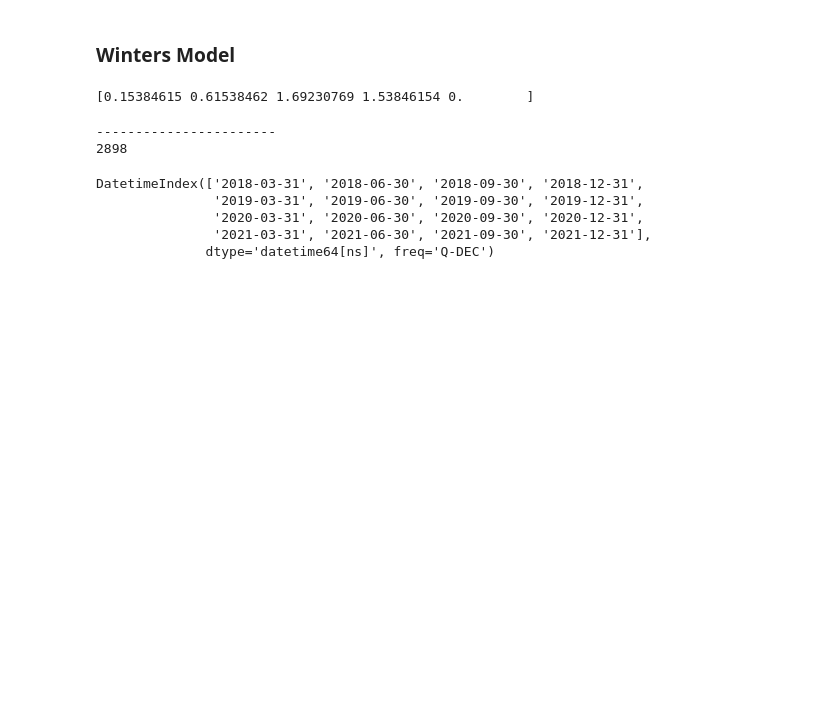
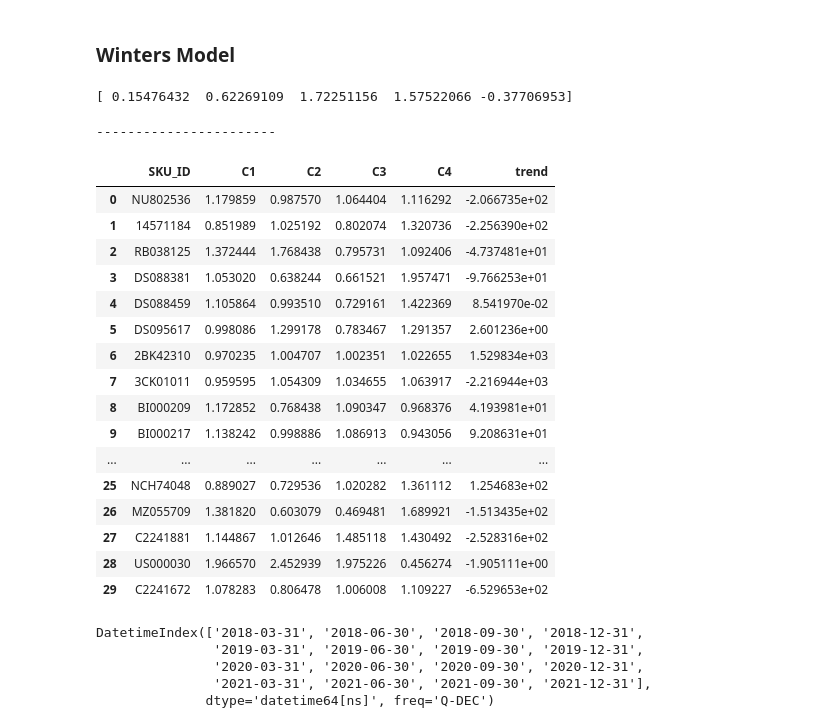
Before and after one commit to omeryefet/SLE, a Jupyter notebook: main.ipynb, the cells around one changed output. Drawn from its saved outputs; the diff is of its cells as text; code cells hidden in the pictures; blank space fills up the shorter version.

```diff
--- a/main.ipynb
+++ b/main.ipynb
@@ -106,66 +106,83 @@ warnings.filterwarnings("ignore")
 # %%
 def seasonality (demand_series,seasonal_periods):
     fit = ExponentialSmoothing(demand_series,seasonal_periods=seasonal_periods,trend="add",seasonal="mul",use_boxcox=True,initialization_method="estimated").fit()
-    # fit = ExponentialSmoothing(demand_series,seasonal_periods=4,trend="add",seasonal="mul",damped_trend=True,use_boxcox=True,initialization_method="estimated").fit()
+    # fit = ExponentialSmoothing(demand_series,seasonal_periods=4,trend="add",seasonal="mul",damped_trend=True,use_boxcox=True,initialization_method="estimated").fit(smoothing_level=0.5, smoothing_trend=0.5, smoothing_seasonal=0.5)
     results = pd.DataFrame(index=[r"$\alpha$", r"$\beta$", r"$\phi$", r"$\gamma$", r"$l_0$", "$b_0$", "SSE"])
     params = ["smoothing_level","smoothing_trend","damping_trend","smoothing_seasonal","initial_level","initial_trend"]
     results["Multiplica Dam"] = [fit.params[p] for p in params] + [fit.sse]
     # print(results)
     fit = ExponentialSmoothing(demand_series,seasonal_periods=seasonal_periods,trend="add",seasonal="mul",initialization_method="estimated").fit()
-    # fit = ExponentialSmoothing(demand_series,seasonal_periods=4,trend="add",seasonal="mul",damped_trend=True,initialization_method="estimated").fit()
+    # fit = ExponentialSmoothing(demand_series,seasonal_periods=4,trend="add",seasonal="mul",damped_trend=True,initialization_method="estimated").fit(smoothing_level=0.5, smoothing_trend=0.5, smoothing_seasonal=0.5)
     df = pd.DataFrame(np.c_[aust, fit.level, fit.trend, fit.season, fit.fittedvalues], columns=['Y_t', 'L_t', 'B_t', 'S_t', 'Y_t_hat'],index=aust.index)
     # df.append(fit.forecast(8).rename(r"$/hat{y}_t$").to_frame(), sort=True)
     # a = pd.concat(df,df, ignore_index=True)
     return pd.concat([df['S_t'].iloc[:seasonal_periods],df['B_t'].iloc[:1]]).to_numpy()
     # return fit.forecast(8)
+    # return df
 
 # data = [0.0000000001,0.0000000001,0.0000000001,0.0000000001,0.0000000001,0.0000000001,0.0000000001,0.0000000001,30,20,100,120,20,10,130,110]
 # index = pd.date_range(start="2005", end="2021", freq="Y")
 # aust = pd.Series(data, index)
 # print(seasonality(aust,4))
 
-data = [10,40,110,100,10,40,110,100]
-index = pd.date_range(start="2005", end="2013", freq="Y")
+data = [10,40,110,100,20,30,100,110,40,10]
+index = pd.date_range(start="2005", end="2015", freq="Y")
 aust = pd.Series(data, index)
 print(seasonality(aust,4))
 # %% [output]
-[0.15384615 0.61538462 1.69230769 1.53846154 0.        ]
+[ 0.15476432  0.62269109  1.72251156  1.57522066 -0.37706953]
 # %%
 # call 'seasonality' for each SKU_ID (create seasonality and trend vector)
-unique_sku_ids = total_demands['SKU_ID'].unique()
+unique_sku_ids = total_demands['SKU_ID'].unique()[:30]
 v_list = []
 for i,k in tqdm(enumerate(unique_sku_ids)):
     try:
         data = total_demands[total_demands['SKU_ID'] == k].iloc[:,19:].to_numpy().reshape(-1)
         index = np.arange(len(data))
         aust = pd.Series(data, index)
         vector = seasonality(aust,4)
     except ValueError:
         new_data = np.concatenate([data, data])
         index = np.arange(len(new_data))
         aust = pd.Series(new_data, index)
         vector = seasonality(aust,4)
     v_list.append(vector)
 df1 = pd.DataFrame(unique_sku_ids,columns=['SKU_ID'])
 df2 = pd.DataFrame(v_list,columns=['C1','C2','C3','C4','trend'])
 df3 = pd.concat([df1,df2],axis=1)
 print('-----------------------')
 df3
     # a = total_demands[total_demands['SKU_ID'] == k].iloc[:,18:].sort_values(by=['YEAR'],ascending=True)
 
     # if i == 'NU802536':
     # if i == 3:
     #     print(aust)
 
 
 # print(len(total_demands['SKU_ID'].unique()))
 # pd.nunique(total_demands['SKU_ID']).shape
 # total_demands['SKU_ID'].value_counts().to_frame()
 # 2898 X 4 = 11592
 # 9084
 # %% [output]
 -----------------------
-2898
+|  | SKU_ID | C1 | C2 | C3 | C4 | trend |
+| 0 | NU802536 | 1.179859 | 0.987570 | 1.064404 | 1.116292 | -2.066735e+02 |
+| 1 | 14571184 | 0.851989 | 1.025192 | 0.802074 | 1.320736 | -2.256390e+02 |
+| 2 | RB038125 | 1.372444 | 1.768438 | 0.795731 | 1.092406 | -4.737481e+01 |
+| 3 | DS088381 | 1.053020 | 0.638244 | 0.661521 | 1.957471 | -9.766253e+01 |
+| 4 | DS088459 | 1.105864 | 0.993510 | 0.729161 | 1.422369 | 8.541970e-02 |
+| 5 | DS095617 | 0.998086 | 1.299178 | 0.783467 | 1.291357 | 2.601236e+00 |
+| 6 | 2BK42310 | 0.970235 | 1.004707 | 1.002351 | 1.022655 | 1.529834e+03 |
+| 7 | 3CK01011 | 0.959595 | 1.054309 | 1.034655 | 1.063917 | -2.216944e+03 |
+| 8 | BI000209 | 1.172852 | 0.768438 | 1.090347 | 0.968376 | 4.193981e+01 |
+| 9 | BI000217 | 1.138242 | 0.998886 | 1.086913 | 0.943056 | 9.208631e+01 |
+| ... | ... | ... | ... | ... | ... | ... |
+| 25 | NCH74048 | 0.889027 | 0.729536 | 1.020282 | 1.361112 | 1.254683e+02 |
+| 26 | MZ055709 | 1.381820 | 0.603079 | 0.469481 | 1.689921 | -1.513435e+02 |
+| 27 | C2241881 | 1.144867 | 1.012646 | 1.485118 | 1.430492 | -2.528316e+02 |
+| 28 | US000030 | 1.966570 | 2.452939 | 1.975226 | 0.456274 | -1.905111e+00 |
+| 29 | C2241672 | 1.078283 | 0.806478 | 1.006008 | 1.109227 | -6.529653e+02 |
 # %%
 index = pd.date_range(years[0], str(int(years[-1])+1), freq='Q')
 print(index)
```
